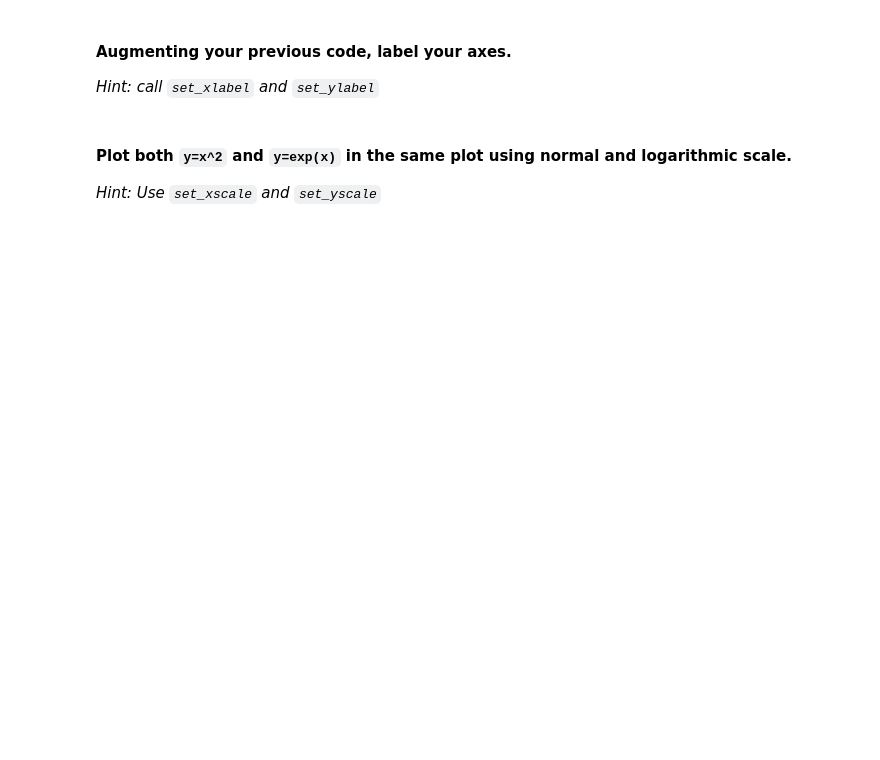
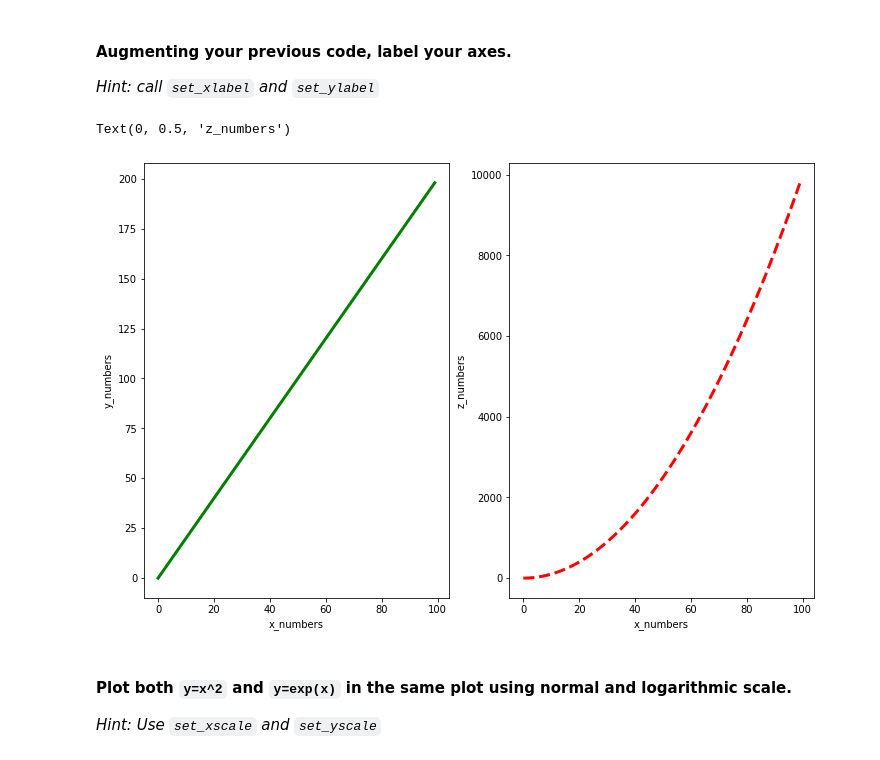
Before and after one commit to almsasantos/dataptmad1019, a Jupyter notebook: module-2/lab-matplotlib-seaborn/your-code/challenge-1.ipynb, the cells around one changed output. Saved outputs shown, nothing was run; the diff lists cells and outputs as text; code cells hidden in the pictures; blank space fills up the shorter version.

```diff
--- a/module-2/lab-matplotlib-seaborn/your-code/challenge-1.ipynb
+++ b/module-2/lab-matplotlib-seaborn/your-code/challenge-1.ipynb
@@ -52,3 +66,17 @@ z = x**2
+# %%
+# your code here
+fig, axes = plt.subplots(nrows=1, ncols=2, figsize=(12,8))
+
+axes[0].plot(x, y, lw=3, color='g')
+axes[0].set_xlabel('x_numbers')
+axes[0].set_ylabel('y_numbers')
+
+axes[1].plot(x, z, lw=3, color='r', ls='--')
+axes[1].set_xlabel('x_numbers')
+axes[1].set_ylabel('z_numbers')
+# %% [output]
+Text(0, 0.5, 'z_numbers')
+[figure, added]
 # %% [markdown]
 #### Plot both `y=x^2` and `y=exp(x)` in the same plot using normal and logarithmic scale.
 
```
Also changed, not shown: parts of 22 cells of this notebook, 2 other files.
